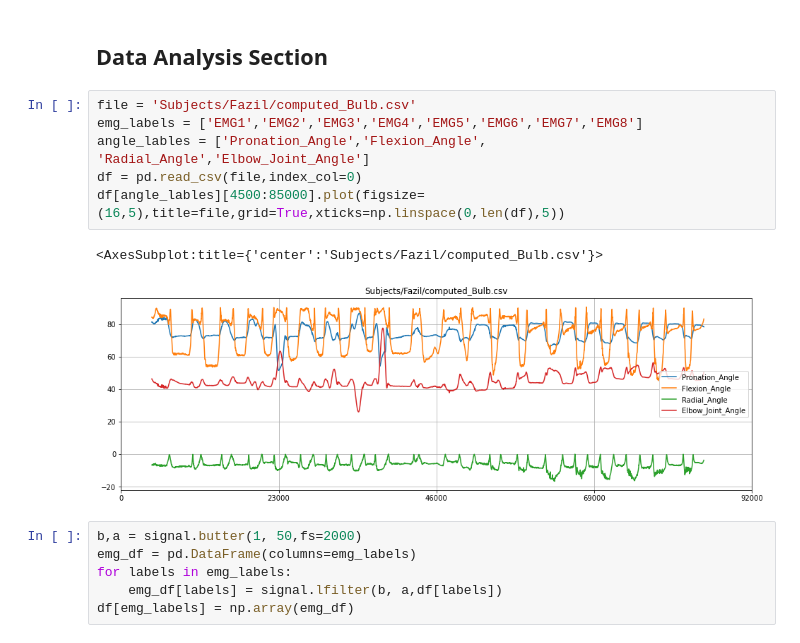
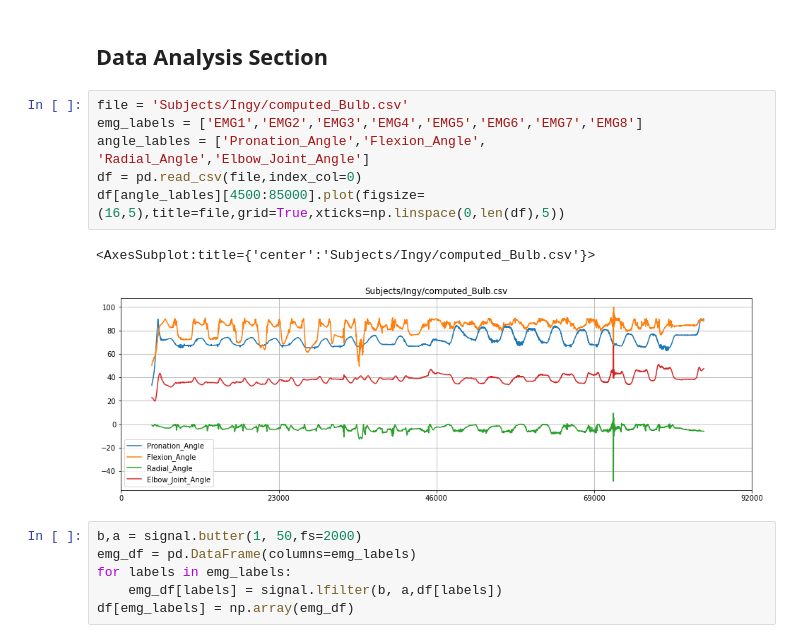
Before and after one commit to fazildgr8/wrist_control_CNN_AWEAR, a Jupyter notebook: Prosup_Classifier.ipynb, the cells around one changed output. Saved outputs shown, nothing was run; the diff lists cells and outputs as text.

```diff
--- a/Prosup_Classifier.ipynb
+++ b/Prosup_Classifier.ipynb
@@ -16,14 +16,14 @@ from sklearn.preprocessing import StandardScaler, MinMaxScaler
 # %% [markdown]
 ## Data Analysis Section
 # %%
-file = 'Subjects/Fazil/computed_Bulb.csv'
+file = 'Subjects/Ingy/computed_Bulb.csv'
 emg_labels = ['EMG1','EMG2','EMG3','EMG4','EMG5','EMG6','EMG7','EMG8']
 angle_lables = ['Pronation_Angle','Flexion_Angle',  'Radial_Angle','Elbow_Joint_Angle']
 df = pd.read_csv(file,index_col=0)
 df[angle_lables][4500:85000].plot(figsize=(16,5),title=file,grid=True,xticks=np.linspace(0,len(df),5))
 # %% [output]
-<AxesSubplot:title={'center':'Subjects/Fazil/computed_Bulb.csv'}>
+<AxesSubplot:title={'center':'Subjects/Ingy/computed_Bulb.csv'}>
-[figure, old version]
+[figure, new version]
 # %%
 b,a = signal.butter(1, 50,fs=2000)
 emg_df = pd.DataFrame(columns=emg_labels)
```
Also changed, not shown: parts of 1 cell of this notebook, 21 other files.
